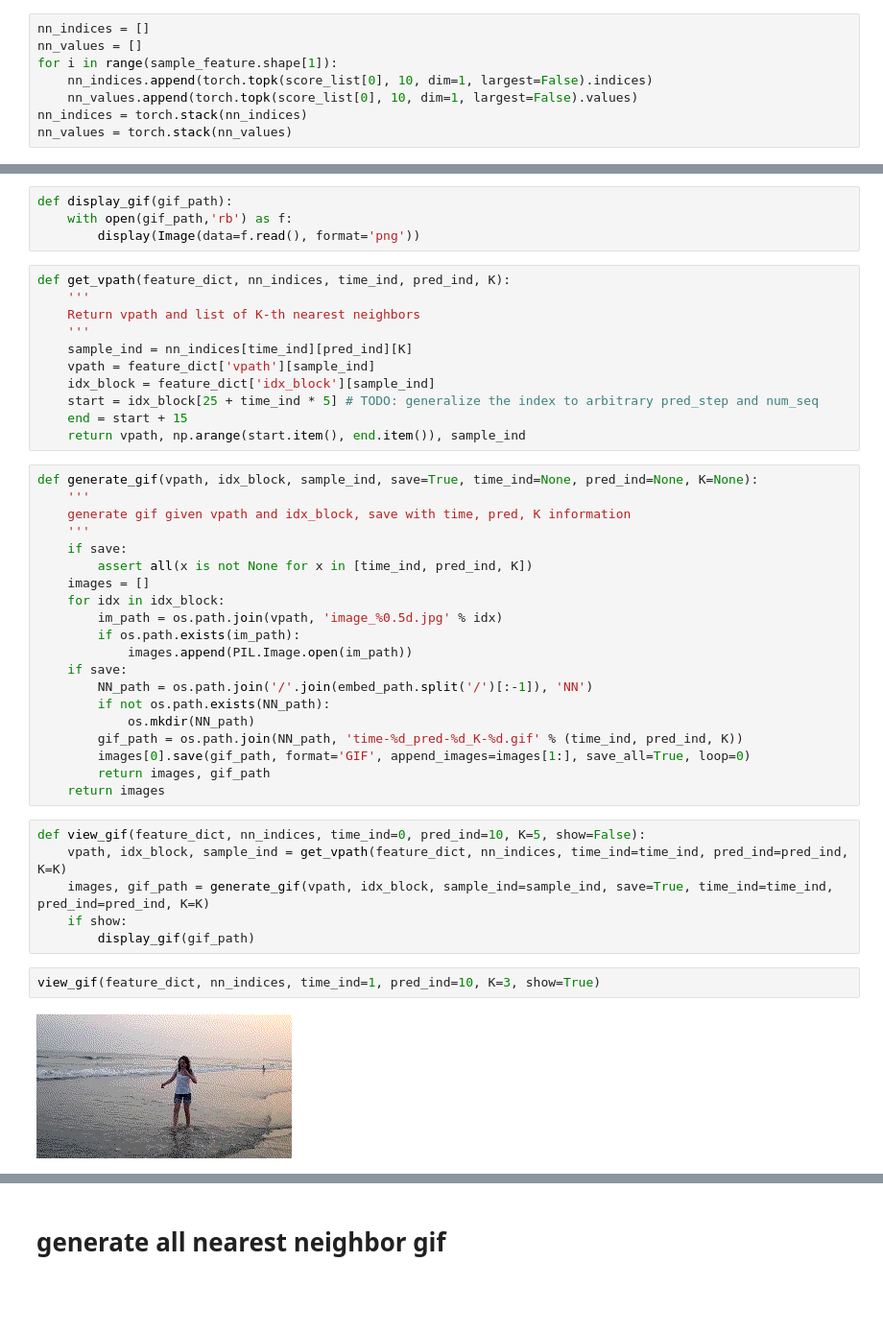
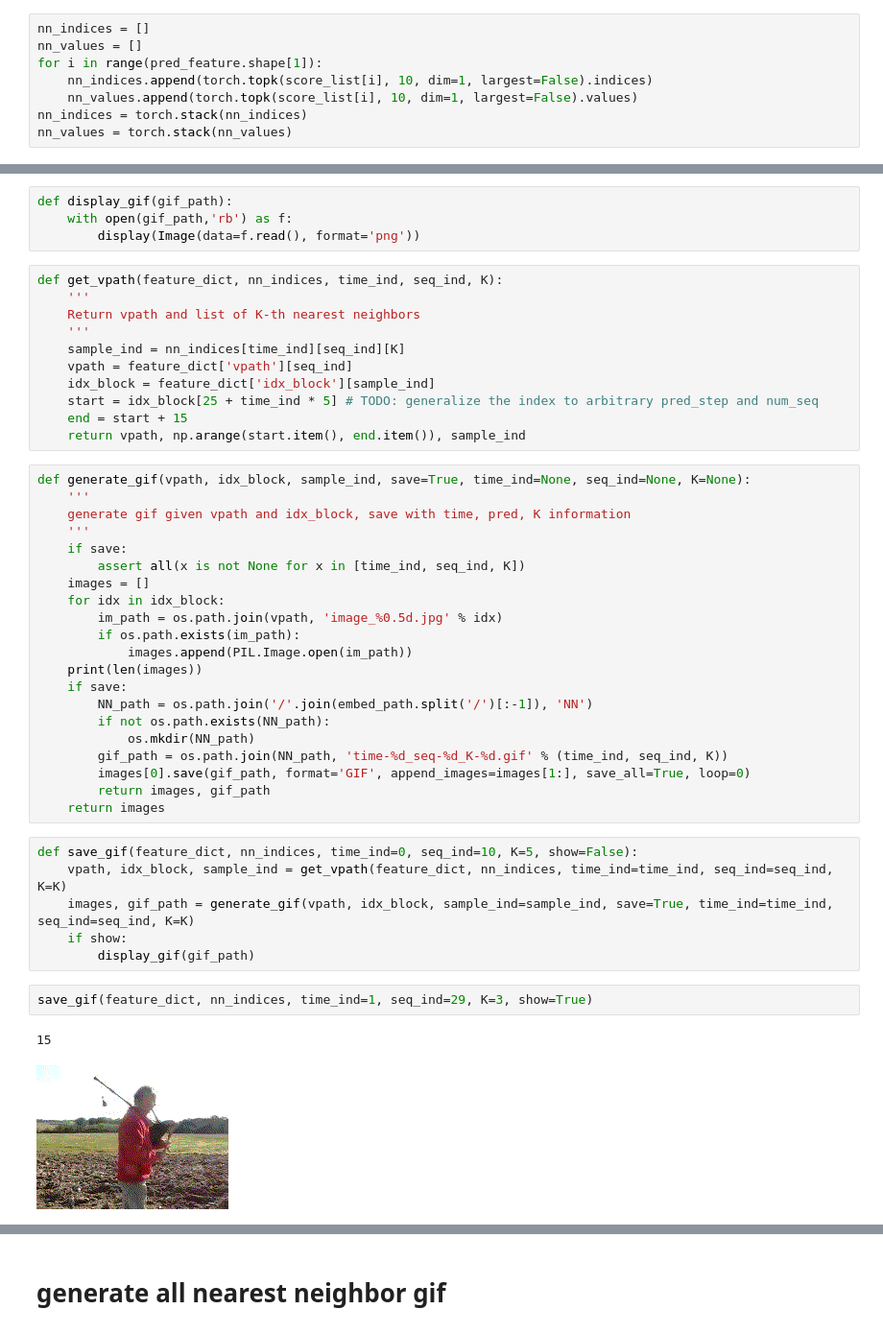
Before and after one commit to surisdi/DPC, a Jupyter notebook: notebooks/get_nearest_neighbors.ipynb, the cells around one changed output, grey strips where cells are left out. Shown at 96% size. Drawn from its saved outputs; the diff is of its cells as text; blank space fills up the shorter version.

```diff
--- a/notebooks/get_nearest_neighbors.ipynb
+++ b/notebooks/get_nearest_neighbors.ipynb
@@ -50,8 +49,8 @@ score_list = torch.stack(score_list)
 # %%
 nn_indices = []
 nn_values = []
-for i in range(sample_feature.shape[1]):
-    nn_indices.append(torch.topk(score_list[0], 10, dim=1, largest=False).indices)
-    nn_values.append(torch.topk(score_list[0], 10, dim=1, largest=False).values)
+for i in range(pred_feature.shape[1]):
+    nn_indices.append(torch.topk(score_list[i], 10, dim=1, largest=False).indices)
+    nn_values.append(torch.topk(score_list[i], 10, dim=1, largest=False).values)
 nn_indices = torch.stack(nn_indices)
 nn_values = torch.stack(nn_values)
@@ -62,44 +89,46 @@ def display_gif(gif_path):
     with open(gif_path,'rb') as f:
         display(Image(data=f.read(), format='png'))
 # %%
-def get_vpath(feature_dict, nn_indices, time_ind, pred_ind, K):
+def get_vpath(feature_dict, nn_indices, time_ind, seq_ind, K):
     '''
     Return vpath and list of K-th nearest neighbors
     '''
-    sample_ind = nn_indices[time_ind][pred_ind][K]
-    vpath = feature_dict['vpath'][sample_ind]
+    sample_ind = nn_indices[time_ind][seq_ind][K]
+    vpath = feature_dict['vpath'][seq_ind]
     idx_block = feature_dict['idx_block'][sample_ind]
     start = idx_block[25 + time_ind * 5] # TODO: generalize the index to arbitrary pred_step and num_seq
     end = start + 15
     return vpath, np.arange(start.item(), end.item()), sample_ind
 # %%
-def generate_gif(vpath, idx_block, sample_ind, save=True, time_ind=None, pred_ind=None, K=None):
+def generate_gif(vpath, idx_block, sample_ind, save=True, time_ind=None, seq_ind=None, K=None):
     '''
     generate gif given vpath and idx_block, save with time, pred, K information
     '''
     if save:
-        assert all(x is not None for x in [time_ind, pred_ind, K])
+        assert all(x is not None for x in [time_ind, seq_ind, K])
     images = []
     for idx in idx_block:
         im_path = os.path.join(vpath, 'image_%0.5d.jpg' % idx)
         if os.path.exists(im_path):
             images.append(PIL.Image.open(im_path))
+    print(len(images))
     if save:
         NN_path = os.path.join('/'.join(embed_path.split('/')[:-1]), 'NN')
         if not os.path.exists(NN_path):
             os.mkdir(NN_path)
-        gif_path = os.path.join(NN_path, 'time-%d_pred-%d_K-%d.gif' % (time_ind, pred_ind, K))
+        gif_path = os.path.join(NN_path, 'time-%d_seq-%d_K-%d.gif' % (time_ind, seq_ind, K))
         images[0].save(gif_path, format='GIF', append_images=images[1:], save_all=True, loop=0)
         return images, gif_path
     return images
 # %%
-def view_gif(feature_dict, nn_indices, time_ind=0, pred_ind=10, K=5, show=False):
-    vpath, idx_block, sample_ind = get_vpath(feature_dict, nn_indices, time_ind=time_ind, pred_ind=pred_ind, K=K)
-    images, gif_path = generate_gif(vpath, idx_block, sample_ind=sample_ind, save=True, time_ind=time_ind, pred_ind=pred_ind, K=K)
+def save_gif(feature_dict, nn_indices, time_ind=0, seq_ind=10, K=5, show=False):
+    vpath, idx_block, sample_ind = get_vpath(feature_dict, nn_indices, time_ind=time_ind, seq_ind=seq_ind, K=K)
+    images, gif_path = generate_gif(vpath, idx_block, sample_ind=sample_ind, save=True, time_ind=time_ind, seq_ind=seq_ind, K=K)
     if show:
         display_gif(gif_path)
 # %%
-view_gif(feature_dict, nn_indices, time_ind=1, pred_ind=10, K=3, show=True)
+save_gif(feature_dict, nn_indices, time_ind=1, seq_ind=29, K=3, show=True)
 # %% [output]
+15
-[figure, old version]
+[figure, new version]
 # %% [markdown]
```
Also changed, not shown: parts of 14 cells of this notebook, 3 other files.
